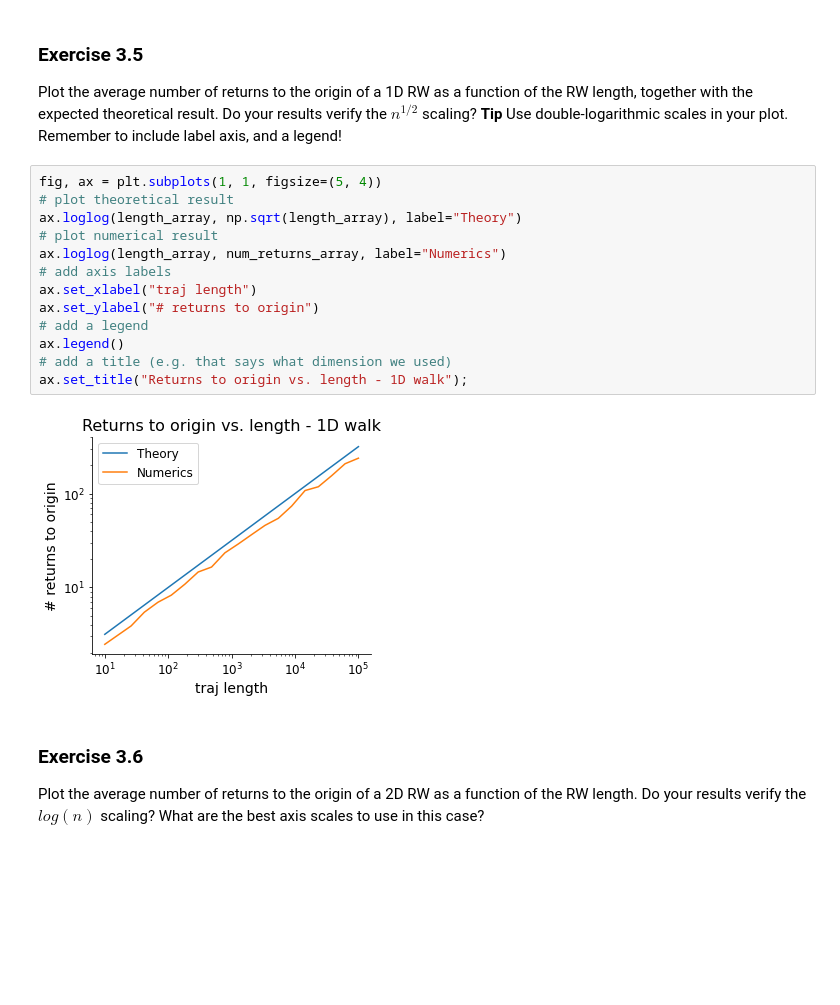
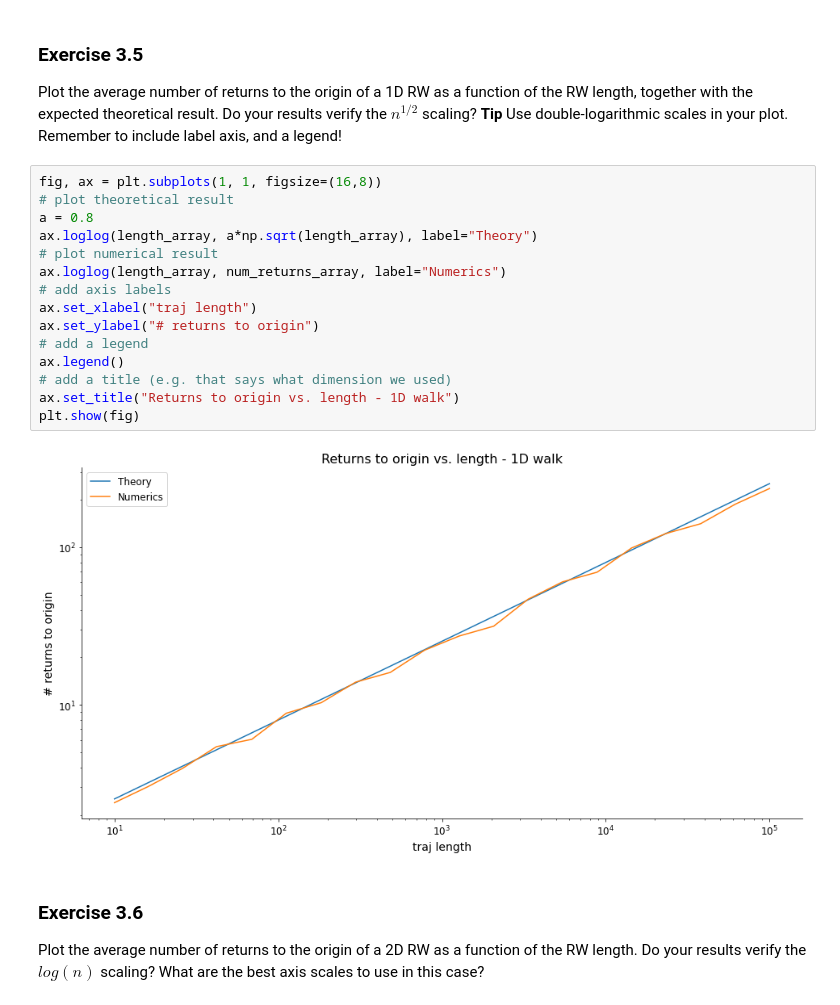
Before and after one commit to Samuele-Colombo/stat-mech-python-course-1, a Jupyter notebook: notebooks/3-Random-Walks.ipynb, the cells around one changed output. Saved outputs shown, nothing was run; the diff lists cells and outputs as text; blank space fills up the shorter version.

```diff
--- a/notebooks/3-Random-Walks.ipynb
+++ b/notebooks/3-Random-Walks.ipynb
@@ -180,20 +180,22 @@ num_returns_array = np.array([
 ### Exercise 3.5
 Plot the average number of returns to the origin of a 1D RW as a function of the RW length, together with the expected theoretical result. Do your results verify the $n^{1/2}$ scaling? **Tip** Use double-logarithmic scales in your plot. Remember to include label axis, and a legend!
 # %%
-fig, ax = plt.subplots(1, 1, figsize=(5, 4))
+fig, ax = plt.subplots(1, 1, figsize=(16,8))
 # plot theoretical result
-ax.loglog(length_array, np.sqrt(length_array), label="Theory")
+a = 0.8
+ax.loglog(length_array, a*np.sqrt(length_array), label="Theory")
 # plot numerical result
 ax.loglog(length_array, num_returns_array, label="Numerics")
 # add axis labels
 ax.set_xlabel("traj length")
 ax.set_ylabel("# returns to origin")
 # add a legend
 ax.legend()
 # add a title (e.g. that says what dimension we used)
-ax.set_title("Returns to origin vs. length - 1D walk");
+ax.set_title("Returns to origin vs. length - 1D walk")
+plt.show(fig)
 # %% [output]
-[figure, old version]
+[figure, new version]
 # %% [markdown]
 ### Exercise 3.6
 Plot the average number of returns to the origin of a 2D RW as a function of the RW length. Do your results verify the $log(n)$ scaling? What are the best axis scales to use in this case?
```
Also changed, not shown: parts of 18 cells of this notebook, 2 other files.
